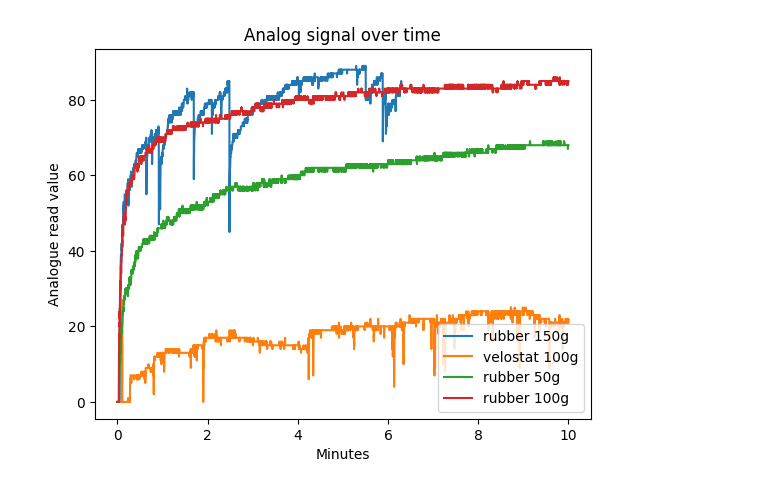
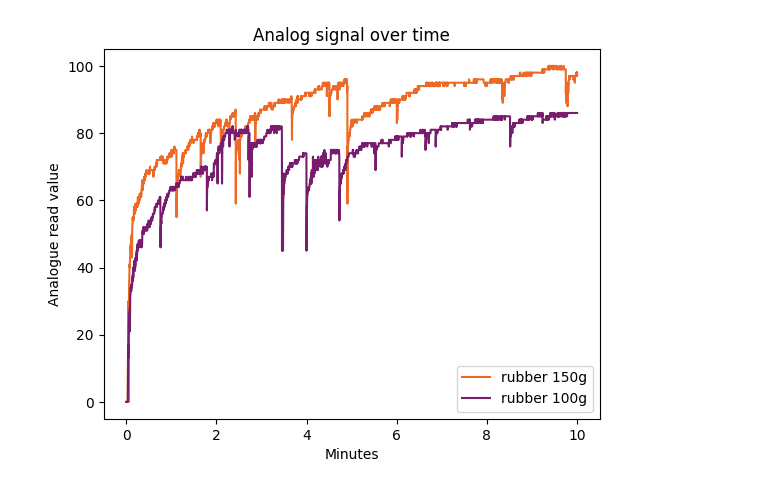
Before and after one commit to shepai/tactile_hands, a Jupyter notebook: Experimental/datalooker.ipynb, the cells around one changed output. Drawn from its saved outputs; the diff is of its cells as text; code cells hidden in the pictures.

Commit message:
data

```diff
--- a/Experimental/datalooker.ipynb
+++ b/Experimental/datalooker.ipynb
@@ -5,29 +6,33 @@ import matplotlib.pyplot as plt
 # %%
 import os
-directory = "/its/home/drs25/Documents/GitHub/tactile_hands/Experimental/data/cap22uf/"
+directory = "/its/home/drs25/Documents/GitHub/tactile_hands/Experimental/data/cap0.1uf/"
 all_items = os.listdir(directory)
 files = [f for f in all_items if os.path.isfile(os.path.join(directory, f))]
 
+pattern={"velostat":"-.","rubber":"-"}
+categories = ["50g", "100g", "150g", "200g"]
+n = len(categories)
+colours = {cat: inferno(i/(n-1)) for i, cat in enumerate(categories)}
 data=[]
 labels=[]
 for i in range(len(files)):
     if ".csv" in files[i]:
         name=files[i].split("_")
         size=name[2].split(".")[0]
         material=name[1]
         d=pd.read_csv(directory+files[i])
         d['timestamp'] = pd.to_datetime(d['timestamp'])
         data.append(d['value'])
         labels.append(name)
         seconds = d['timestamp'].dt.second.tolist()
         d['elapsed'] = (d['timestamp'] - d['timestamp'].iloc[0]).dt.total_seconds()/60
-        plt.plot(d['elapsed'],d['value'],label=material+" "+size)
+        plt.plot(d['elapsed'],d['value'],label=material+" "+size,c=colours[size],linestyle=pattern[material])
         #plt.xlabel([i for i in range(0,len(d['timestamp']))],d['timestamp'])
 
 plt.xlabel("Minutes")
 plt.ylabel("Analogue read value")
 plt.legend(loc="lower right")
 plt.title("Analog signal over time")
 plt.show()
 # %% [output]
-[figure, old version]
+[figure, new version]
```
Also changed, not shown: parts of 1 cell of this notebook, 7 other files.
